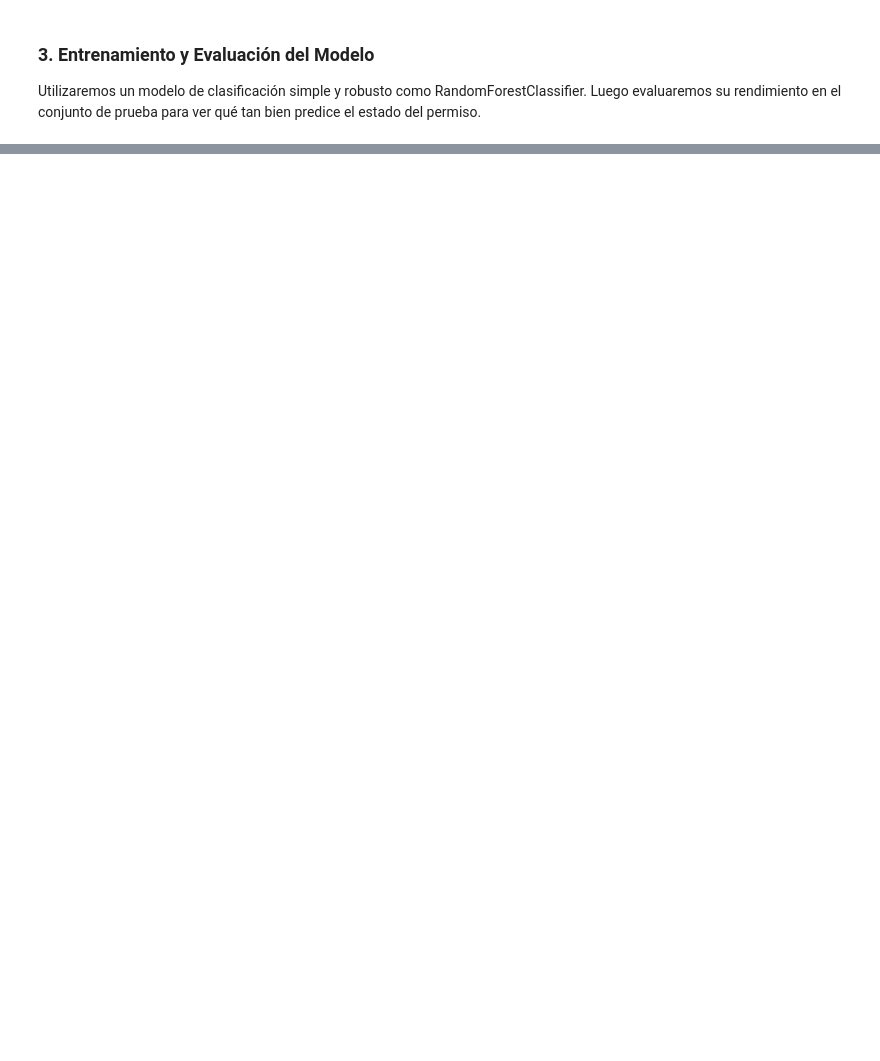
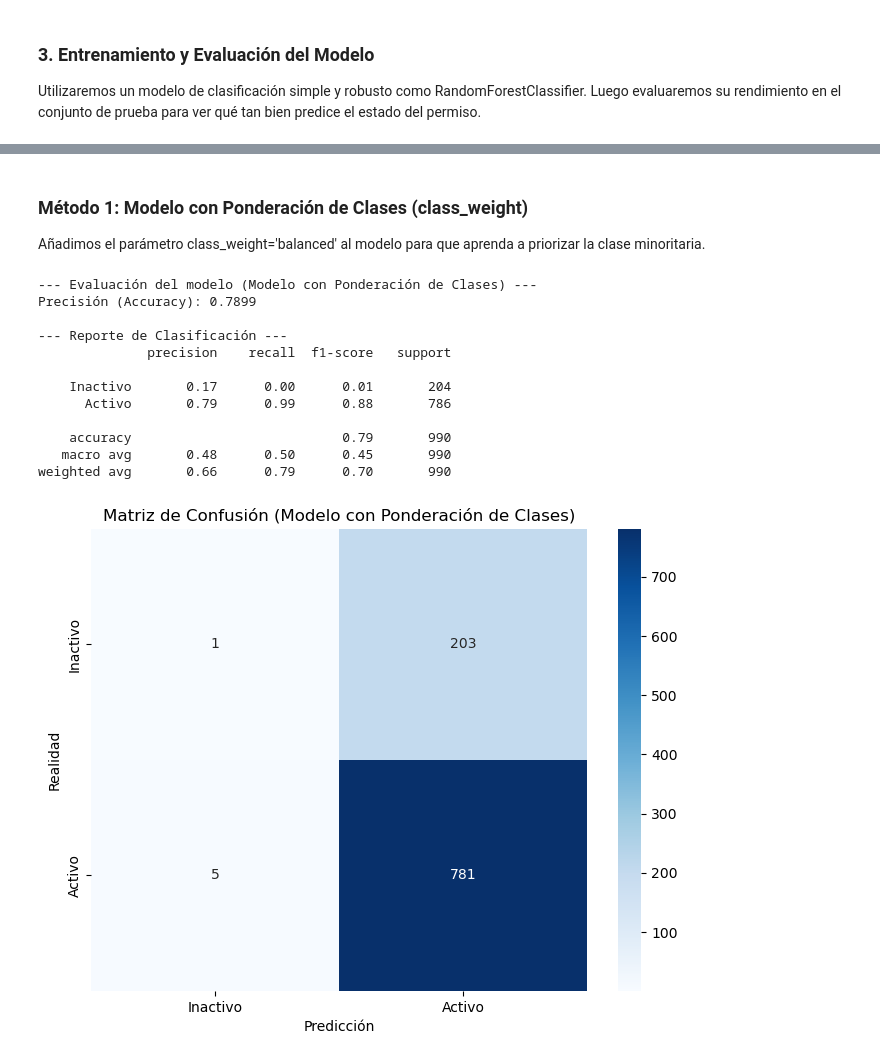
Before and after one commit to MatiasAlucema/data-and-IA-portfolio, a Jupyter notebook: proyecto_datos_circulacion/03_feature_engineering_modeling.ipynb, the cells around one changed output, grey strips where cells are left out. Drawn from its saved outputs; the diff is of its cells as text; code cells hidden in the pictures; blank space fills up the shorter version.

```diff
--- a/proyecto_datos_circulacion/03_feature_engineering_modeling.ipynb
+++ b/proyecto_datos_circulacion/03_feature_engineering_modeling.ipynb
@@ -123,0 +172,45 @@ Para mejorar este proyecto en el futuro, se podría:
+# %%
+from imblearn.over_sampling import SMOTE
+
+def evaluate_model(model, X_test, y_test, title):
+    y_pred = model.predict(X_test)
+    accuracy = accuracy_score(y_test, y_pred)
+    report = classification_report(y_test, y_pred, target_names=['Inactivo', 'Activo'])
+    conf_matrix = confusion_matrix(y_test, y_pred)
+
+    print(f"--- Evaluación del modelo ({title}) ---")
+    print(f"Precisión (Accuracy): {accuracy:.4f}")
+    print("\n--- Reporte de Clasificación ---")
+    print(report)
+
+    plt.figure(figsize=(8, 6))
+    sns.heatmap(conf_matrix, annot=True, fmt='d', cmap='Blues', xticklabels=['Inactivo', 'Activo'], yticklabels=['Inactivo', 'Activo'])
+    plt.xlabel('Predicción')
+    plt.ylabel('Realidad')
+    plt.title(f'Matriz de Confusión ({title})')
+    plt.show()
+# %% [markdown]
+### Método 1: Modelo con Ponderación de Clases (class_weight)
+
+Añadimos el parámetro class_weight='balanced' al modelo para que aprenda a priorizar la clase minoritaria.
+# %%
+# Entrenar el modelo con ponderación de clases
+model_weighted = RandomForestClassifier(n_estimators=100, class_weight='balanced', random_state=42)
+model_weighted.fit(X_train, y_train)
+
+# Evaluar el modelo ponderado
+evaluate_model(model_weighted, X_test, y_test, 'Modelo con Ponderación de Clases')
+# %% [output]
+--- Evaluación del modelo (Modelo con Ponderación de Clases) ---
+Precisión (Accuracy): 0.7899
+
+--- Reporte de Clasificación ---
+              precision    recall  f1-score   support
+
+    Inactivo       0.17      0.00      0.01       204
+      Activo       0.79      0.99      0.88       786
+
+    accuracy                           0.79       990
+   macro avg       0.48      0.50      0.45       990
+weighted avg       0.66      0.79      0.70       990
+[figure, added]
```
Also changed, not shown: parts of 8 cells of this notebook.
